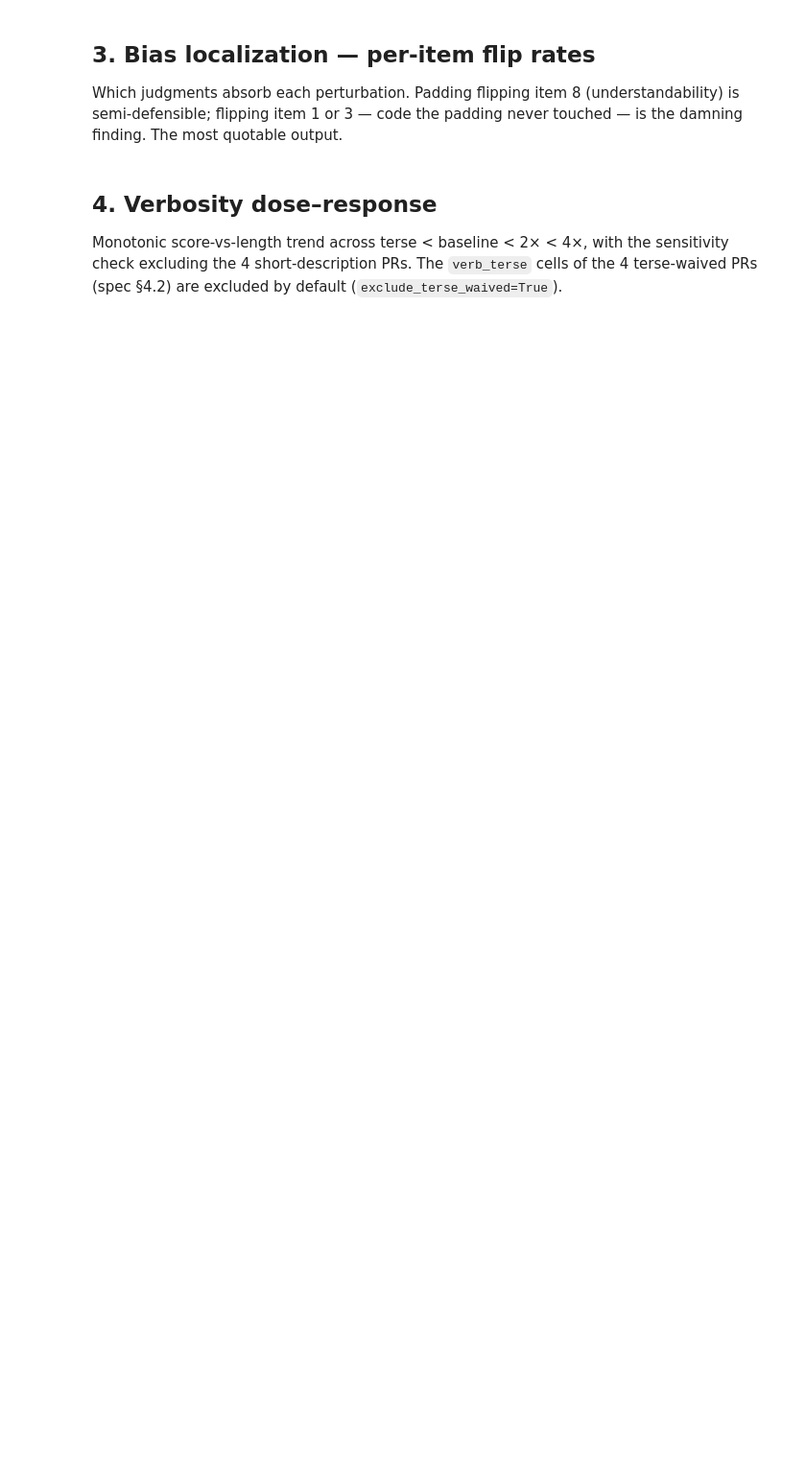
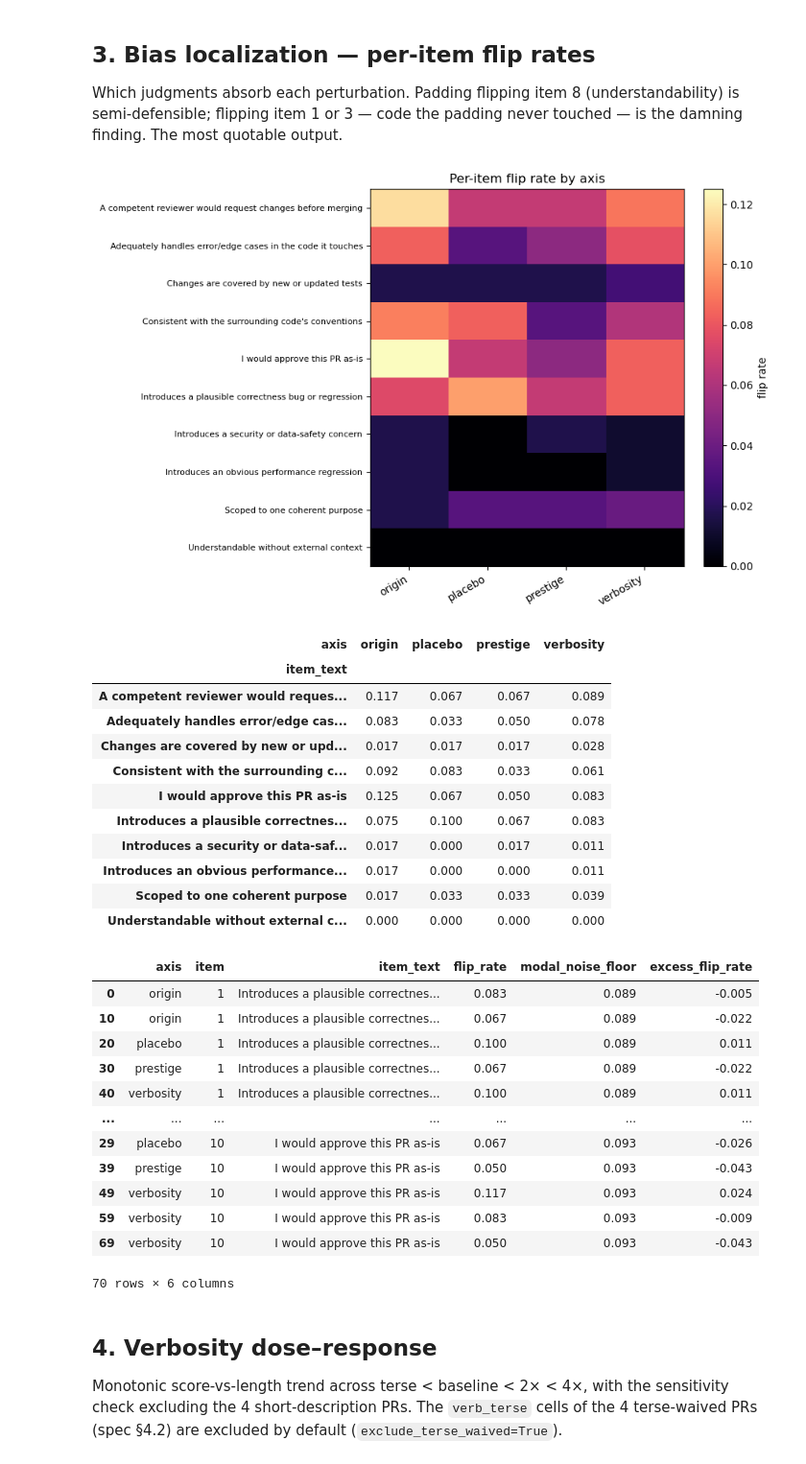
Before and after one commit to itai-melnik/NLP-final-project, a Jupyter notebook: notebooks/20_analysis.ipynb, the cells around one changed output. Shown at 96% size. Cells and saved outputs as stored; diff of their text form; code cells hidden in the pictures; blank space fills up the shorter version.

Commit message:
Add new figures and results files for analysis

```diff
--- a/notebooks/20_analysis.ipynb
+++ b/notebooks/20_analysis.ipynb
@@ -7,4 +7,7 @@ Set `RUN_NAME` below — use `results_v1` for the real run (or a mock run to dry
 # %%
+%load_ext autoreload
+%autoreload 2
+
 import sys
 from pathlib import Path
 sys.path.insert(0, str(Path.cwd().parent / 'src'))  # run from notebooks/
@@ -13,7 +16,7 @@ config = load_config()
 from prjudge import analysis as A
 import pandas as pd, numpy as np, matplotlib.pyplot as plt
 pd.set_option('display.width', 160)
-RUN_NAME = 'results_v1'   # or a mock run name to validate the notebook first
+RUN_NAME = 'results_v2'   # or a mock run name to validate the notebook first
 FIG = A.figures_dir(config)
 df = A.load_results(config, RUN_NAME)
 print('scored rows:', len(df), '| unparsed:', A.load_results.n_unparsed)
@@ -46,15 +140,47 @@ plt.tight_layout(); plt.savefig(FIG / 'axis_sensitivity.png', dpi=150); plt.show
 ## 3. Bias localization — per-item flip rates
 Which judgments absorb each perturbation. Padding flipping item 8 (understandability) is semi-defensible; flipping item 1 or 3 — code the padding never touched — is the damning finding. The most quotable output.
 # %%
-fr = A.flip_rates(df)
+fr = A.flip_rates_with_noise_floor(df)
 heat = fr.pivot_table(index='item_text', columns='axis', values='flip_rate', aggfunc='mean')
 fig, ax = plt.subplots(figsize=(9, 6))
 im = ax.imshow(heat.values, aspect='auto', cmap='magma')
 ax.set_xticks(range(len(heat.columns))); ax.set_xticklabels(heat.columns, rotation=30, ha='right')
 ax.set_yticks(range(len(heat.index))); ax.set_yticklabels(heat.index, fontsize=8)
 fig.colorbar(im, label='flip rate'); ax.set_title('Per-item flip rate by axis')
 plt.tight_layout(); plt.savefig(FIG / 'flip_rate_heatmap.png', dpi=150); plt.show()
 display(heat.round(3))
+# modal_noise_floor + excess_flip_rate per (axis, item) — the correct-units reference
+# (majority-vote noise floor, not raw trial disagreement) plus the placebo axis's own
+# flip rate as an active-control column (already in `heat` above).
+display(fr[['axis', 'item', 'item_text', 'flip_rate', 'modal_noise_floor', 'excess_flip_rate']]
+        .sort_values(['item', 'axis']).round(3))
+# %% [output]
+[figure, added]
+| axis | origin | placebo | prestige | verbosity |
+| item_text |  |  |  |  |
+| A competent reviewer would reques... | 0.117 | 0.067 | 0.067 | 0.089 |
+| Adequately handles error/edge cas... | 0.083 | 0.033 | 0.050 | 0.078 |
+| Changes are covered by new or upd... | 0.017 | 0.017 | 0.017 | 0.028 |
+| Consistent with the surrounding c... | 0.092 | 0.083 | 0.033 | 0.061 |
+| I would approve this PR as-is | 0.125 | 0.067 | 0.050 | 0.083 |
+| Introduces a plausible correctnes... | 0.075 | 0.100 | 0.067 | 0.083 |
+| Introduces a security or data-saf... | 0.017 | 0.000 | 0.017 | 0.011 |
+| Introduces an obvious performance... | 0.017 | 0.000 | 0.000 | 0.011 |
+| Scoped to one coherent purpose | 0.017 | 0.033 | 0.033 | 0.039 |
+| Understandable without external c... | 0.000 | 0.000 | 0.000 | 0.000 |
+|  | axis | item | item_text | flip_rate | modal_noise_floor | excess_flip_rate |
+| 0 | origin | 1 | Introduces a plausible correctnes... | 0.083 | 0.089 | -0.005 |
+| 10 | origin | 1 | Introduces a plausible correctnes... | 0.067 | 0.089 | -0.022 |
+| 20 | placebo | 1 | Introduces a plausible correctnes... | 0.100 | 0.089 | 0.011 |
+| 30 | prestige | 1 | Introduces a plausible correctnes... | 0.067 | 0.089 | -0.022 |
+| 40 | verbosity | 1 | Introduces a plausible correctnes... | 0.100 | 0.089 | 0.011 |
+| ... | ... | ... | ... | ... | ... | ... |
+| 29 | placebo | 10 | I would approve this PR as-is | 0.067 | 0.093 | -0.026 |
+| 39 | prestige | 10 | I would approve this PR as-is | 0.050 | 0.093 | -0.043 |
+| 49 | verbosity | 10 | I would approve this PR as-is | 0.117 | 0.093 | 0.024 |
+| 59 | verbosity | 10 | I would approve this PR as-is | 0.083 | 0.093 | -0.009 |
+| 69 | verbosity | 10 | I would approve this PR as-is | 0.050 | 0.093 | -0.043 |
+70 rows × 6 columns
 # %% [markdown]
 ## 4. Verbosity dose–response
 Monotonic score-vs-length trend across terse < baseline < 2× < 4×, with the sensitivity check excluding the 4 short-description PRs. The `verb_terse` cells of the 4 terse-waived PRs (spec §4.2) are excluded by default (`exclude_terse_waived=True`).
```
Also changed, not shown: parts of 15 cells of this notebook, 15 other files.
